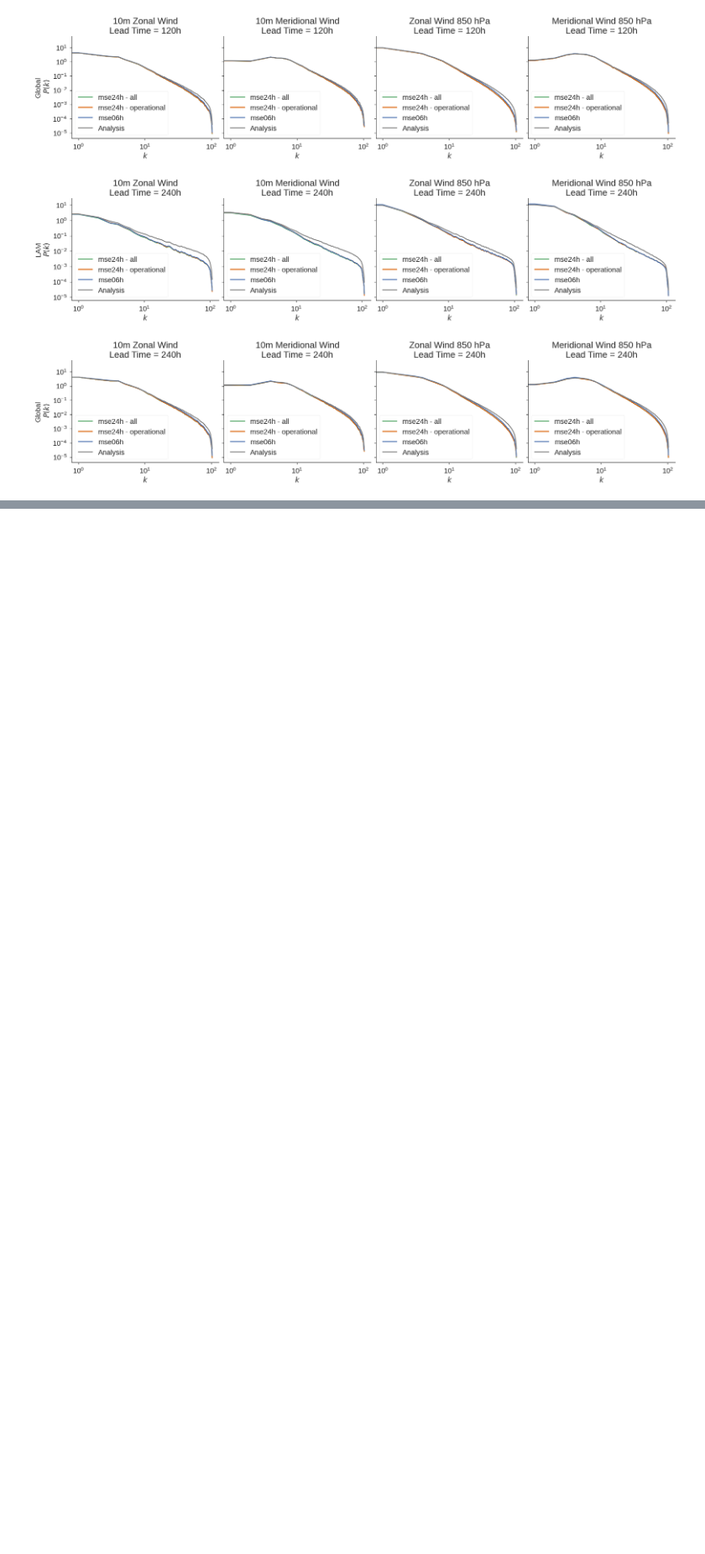
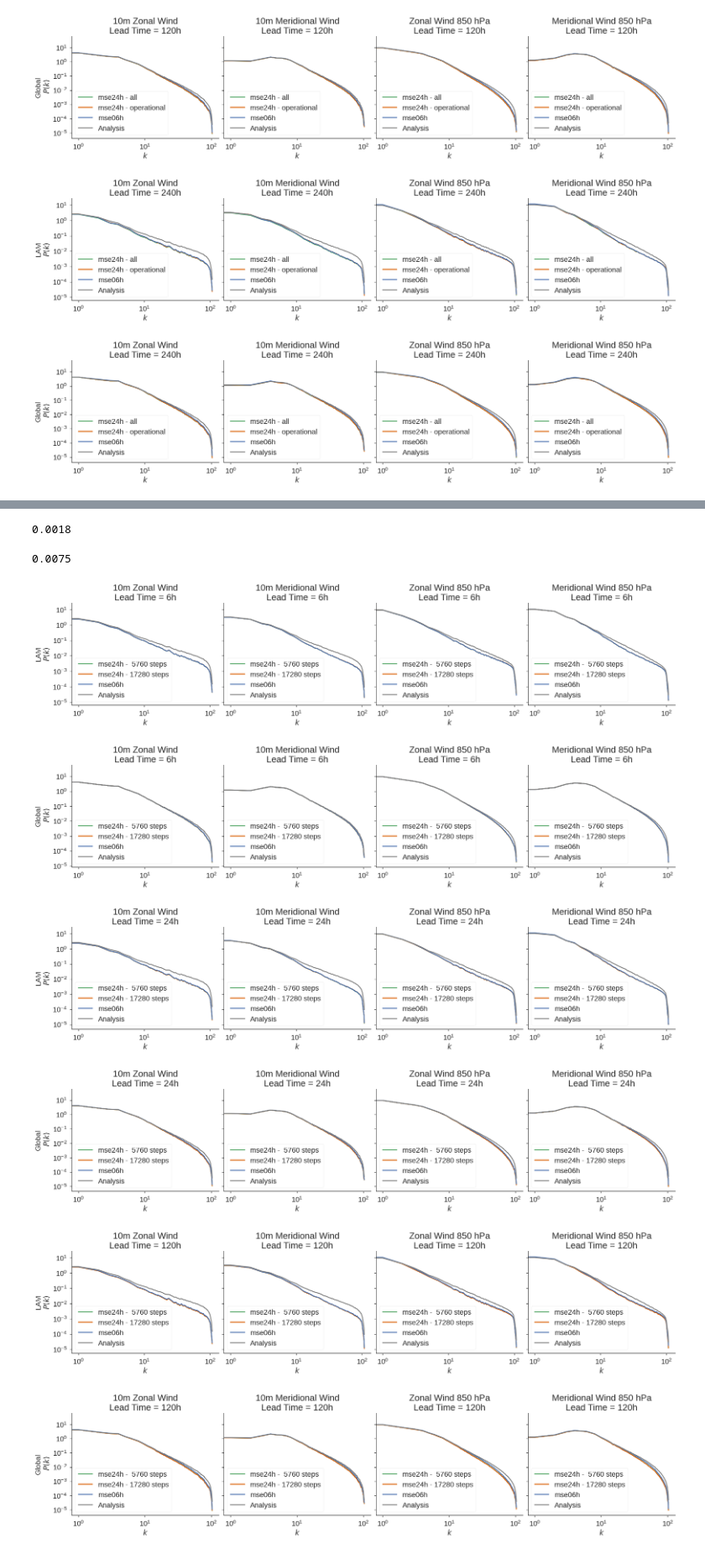
Before and after one commit to timothyas/nested-eagle, a Jupyter notebook: 1.00deg-15km/mse24h/experiments/plot_spectra.ipynb, the cells around one changed output, grey strips where cells are left out. Shown at 84% size. Saved outputs shown, nothing was run; the diff lists cells and outputs as text; code cells hidden in the pictures; blank space fills up the shorter version.

```diff
--- a/1.00deg-15km/mse24h/experiments/plot_spectra.ipynb
+++ b/1.00deg-15km/mse24h/experiments/plot_spectra.ipynb
@@ -85,0 +116,34 @@ for fhr in [6, 24, 120, 240]:
+# %%
+6/15 * .0045
+# %% [output]
+0.0018
+# %%
+.03/4
+# %% [output]
+0.0075
+# %%
+tsteps = {
+    domain: {
+        "mse24h -  5760 steps": xr.open_dataset(f"{data_dir}/mse24h/experiments/data-years/base/inference-validation/spectra.nested-{domain}.nc",**kw),
+        "mse24h - 17280 steps": xr.open_dataset(f"{data_dir}/mse24h/experiments/training-steps/steps17280/inference-validation/spectra.nested-{domain}.nc",**kw),
+        "mse06h": xr.open_dataset(f"{data_dir}/mse06h/experiments/regularization/wp01/inference-validation/spectra.nested-{domain}.nc", **kw),
+    }
+    for domain in ["lam", "global"]
+}
+# %%
+for fhr in [6, 24, 120, 240]:
+    fig, axs = plot_spectra(fhr=fhr, dsdict=tsteps["lam"])
+    for idx in [2, 3]:
+        axs[idx].set_title(axs[idx].get_title().replace("Wind", "Wind 850 hPa"))
+    axs[0].set_ylabel("LAM\n" + axs[0].get_ylabel())
+    fig, axs = plot_spectra(fhr=fhr, dsdict=tsteps["global"])
+    for idx in [2, 3]:
+        axs[idx].set_title(axs[idx].get_title().replace("Wind", "Wind 850 hPa"))
+    axs[0].set_ylabel("Global\n " + axs[0].get_ylabel())
+# %% [output]
+[figure, added]
+[figure, added]
+[figure, added]
+[figure, added]
+[figure, added]
+[figure, added]
```
Also changed, not shown: parts of 4 cells of this notebook, 1 other file.
